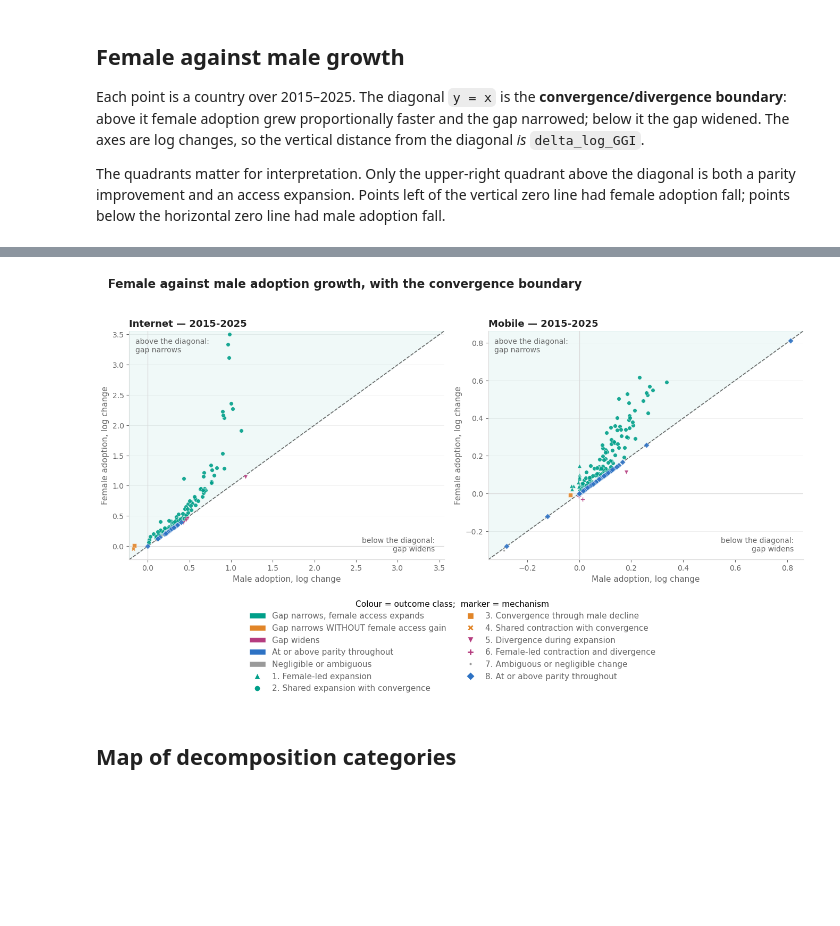
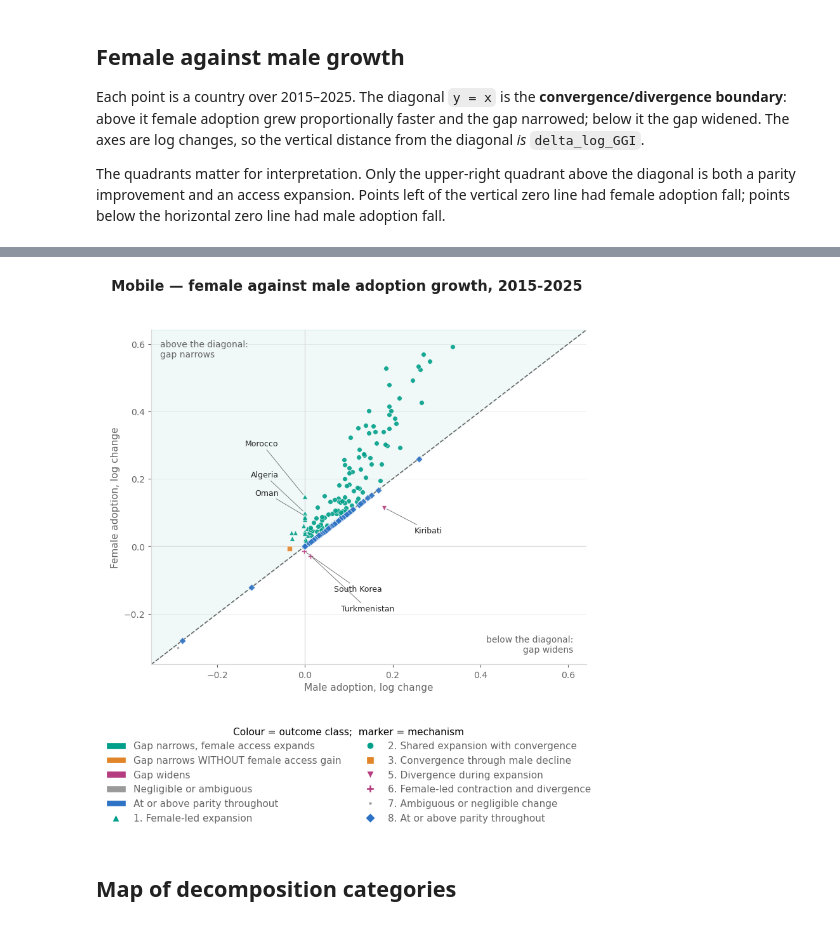
Before and after one commit to vallerrr/dgg_national, a Jupyter notebook: src/analysis_notebooks/06_coherent_ggi_decomposition.ipynb, the cells around one changed output, grey strips where cells are left out. Cells and saved outputs as stored; diff of their text form; code cells hidden in the pictures; blank space fills up the shorter version.

```diff
--- a/src/analysis_notebooks/06_coherent_ggi_decomposition.ipynb
+++ b/src/analysis_notebooks/06_coherent_ggi_decomposition.ipynb
@@ -317,43 +374,79 @@ The quadrants matter for interpretation. Only the upper-right quadrant above the
 parity improvement and an access expansion. Points left of the vertical zero line had female
 adoption fall; points below the horizontal zero line had male adoption fall.
 # %%
-fig, axes = plt.subplots(1, 2, figsize=(13.5, 6), sharex=False)
+MARKER = {1: '^', 2: 'o', 3: 's', 4: 'X', 5: 'v', 6: 'P', 7: '.', 8: 'D'}
 
-for ax, indicator in zip(axes, params.COHERENT_GGI['indicators']):
-    block = country[(country['interval'] == PRIMARY) & (country['indicator'] == indicator)]
-    # male_component is -(log change in male adoption); plot the raw male log change
-    x = block['male_log_change']
-    y = block['female_component']
-    lim = [min(x.min(), y.min()) - 0.05, max(x.max(), y.max()) + 0.05]
+fig, ax = plt.subplots(figsize=(7.8, 6.8))
+block = at(country)
 
-    ax.axhline(0, color=GRID, linewidth=0.9)
-    ax.axvline(0, color=GRID, linewidth=0.9)
-    ax.plot(lim, lim, ls='--', color=MUTED, linewidth=1.2, zorder=2)
-    ax.fill_between(lim, lim, [lim[1]] * 2, color=PALETTE[0], alpha=0.06, zorder=1)
+# male_component is -(log change in male adoption); plot the raw male log change
+x, y = block['male_log_change'], block['female_component']
+lim = [min(x.min(), y.min()) - 0.05, max(x.max(), y.max()) + 0.05]
 
-    for code_ in sorted(block['category'].dropna().unique()):
-        pts = block[block['category'] == code_]
-        ax.scatter(pts['male_log_change'], pts['female_component'], s=30, alpha=0.9,
-                   color=CAT_COLOUR[int(code_)], edgecolor='white', linewidth=0.4, zorder=3,
-                   marker={1:'^',2:'o',3:'s',4:'X',5:'v',6:'P',7:'.',8:'D'}[int(code_)])
+ax.axhline(0, color=GRID, linewidth=0.9)
+ax.axvline(0, color=GRID, linewidth=0.9)
+ax.plot(lim, lim, ls='--', color=MUTED, linewidth=1.2, zorder=2)
+ax.fill_between(lim, lim, [lim[1]] * 2, color=PALETTE[0], alpha=0.06, zorder=1)
 
-    ax.text(0.02, 0.97, 'above the diagonal:\ngap narrows', transform=ax.transAxes,
-            va='top', ha='left', fontsize=STYLE['tick_fs'] - 1, color=MUTED)
-    ax.text(0.97, 0.03, 'below the diagonal:\ngap widens', transform=ax.transAxes,
-            va='bottom', ha='right', fontsize=STYLE['tick_fs'] - 1, color=MUTED)
-    tidy(ax, title=f'{indicator.capitalize()} — {PRIMARY}',
-         xlabel='Male adoption, log change', ylabel='Female adoption, log change')
-    ax.set_xlim(lim); ax.set_ylim(lim)
+for code_ in sorted(block['category'].dropna().unique()):
+    pts = block[block['category'] == code_]
+    ax.scatter(pts['male_log_change'], pts['female_component'], s=30, alpha=0.9,
+               color=CAT_COLOUR[int(code_)], edgecolor='white', linewidth=0.4, zorder=3,
+               marker=MARKER[int(code_)])
 
-marker_handles = [plt.Line2D([], [], linestyle='None', markersize=8,
-                             marker={1:'^',2:'o',3:'s',4:'X',5:'v',6:'P',7:'.',8:'D'}[int(c)],
+# ---- name the countries that carry the small categories ------------------------------------------
+# 5 and 6 are the divergence cases — the counter-examples a reader goes looking for — and there are
+# few enough of them to name every one. 1 is female-led expansion, where naming all of them would be
+# unreadable, so only the largest few by female component are labelled. All three are empty for
+# internet, which is itself the finding: no internet country diverged over 2015-2025.
+NAME_ALL = [5, 6]                 # every case in these categories
+NAME_TOP = {1: 3}                 # the n largest female components in these
+
+labelled = pd.concat([block[block['category'].isin(NAME_ALL)]]
+                     + [block[block['category'] == c].nlargest(n, 'female_component')
+                        for c, n in NAME_TOP.items()])
+
+# Labels go away from the diagonal, so a leader line never crosses it: up-left for the points above
+# it, down-right for those below. Within each side they are stacked in the plot's own y-order, which
+# keeps the leader lines from crossing each other and separates points only a few thousandths apart
+# (Algeria and Oman differ by 0.009 — about ten pixels).
+labelled = labelled.assign(above=labelled['female_component'] > labelled['male_log_change'])
+for above, side in labelled.groupby('above'):
+    dx, step = (-30, 17) if above else (34, -17)
+    order = side.sort_values('female_component', ascending=bool(above))
+    for rank, (_, row) in enumerate(order.iterrows()):
+        ax.annotate(row['country'], xy=(row['male_log_change'], row['female_component']),
+                    xytext=(dx, (26 if above else -26) + step * rank),
+                    textcoords='offset points',
+                    ha='right' if dx < 0 else 'left', va='center',
+                    fontsize=STYLE['tick_fs'] - 2, color=INK, zorder=5,
+                    arrowprops=dict(arrowstyle='-', linewidth=0.6, color=MUTED,
+                                    shrinkA=0, shrinkB=3))
+
+print(f'  named {len(labelled)} of {len(block)} points — every case in categories '
+      f'{NAME_ALL}, plus the {list(NAME_TOP.values())[0]} largest female components in '
+      f'category {list(NAME_TOP)[0]}')
+
+ax.text(0.02, 0.97, 'above the diagonal:\ngap narrows', transform=ax.transAxes,
+        va='top', ha='left', fontsize=STYLE['tick_fs'] - 1, color=MUTED)
+ax.text(0.97, 0.03, 'below the diagonal:\ngap widens', transform=ax.transAxes,
+        va='bottom', ha='right', fontsize=STYLE['tick_fs'] - 1, color=MUTED)
+tidy(ax, xlabel='Male adoption, log change', ylabel='Female adoption, log change')
+ax.set_xlim(lim)
+ax.set_ylim(lim)
+
+present = sorted(block['category'].dropna().unique())
+marker_handles = [plt.Line2D([], [], linestyle='None', markersize=8, marker=MARKER[int(c)],
                              markerfacecolor=CAT_COLOUR[int(c)], markeredgecolor='white',
-                             label=f'{int(c)}. {CAT_LABEL[c]}') for c in CATS['code']]
-fig.legend(handles=class_handles + marker_handles, loc='lower center', ncol=2, frameon=False,
-           fontsize=STYLE['tick_fs'], labelcolor=MUTED, bbox_to_anchor=(0.5, -0.34),
+                             label=f'{int(c)}. {CAT_LABEL[c]}') for c in present]
+class_keys = list(dict.fromkeys(CLASS_OF[int(c)] for c in present))
+fig.legend(handles=[mpatches.Patch(facecolor=CLASS_COLOUR[k], edgecolor='white', label=CLASS_LABEL[k])
+                    for k in class_keys] + marker_handles,
+           loc='lower center', ncol=2, frameon=False, fontsize=STYLE['tick_fs'],
+           labelcolor=MUTED, bbox_to_anchor=(0.5, -0.30),
            title='Colour = outcome class;  marker = mechanism', title_fontsize=STYLE['tick_fs'])
-fig.suptitle('Female against male adoption growth, with the convergence boundary',
+fig.suptitle(f'{INDICATOR.capitalize()} — female against male adoption growth, {PRIMARY}',
              fontsize=STYLE['title_fs'], color=INK, fontweight='bold', x=0.02, ha='left')
 fig.tight_layout(rect=[0, 0, 1, 0.94])
-fig.savefig(FIGDIR / 'female_vs_male_growth.png', dpi=STYLE['dpi'], bbox_inches='tight')
+fig.savefig(FIGDIR / f'female_vs_male_growth_{INDICATOR}.png', dpi=STYLE['dpi'], bbox_inches='tight')
 # %% [output]
@@ -360,4 +454,4 @@ fig.savefig(FIGDIR / 'female_vs_male_growth.png', dpi=STYLE['dpi'], bbox_inches=
-[figure, old version]
+[figure, new version]
 # %% [markdown]
 ## Map of decomposition categories
 # %%
```
Also changed, not shown: parts of 17 cells of this notebook, 29 other files.
